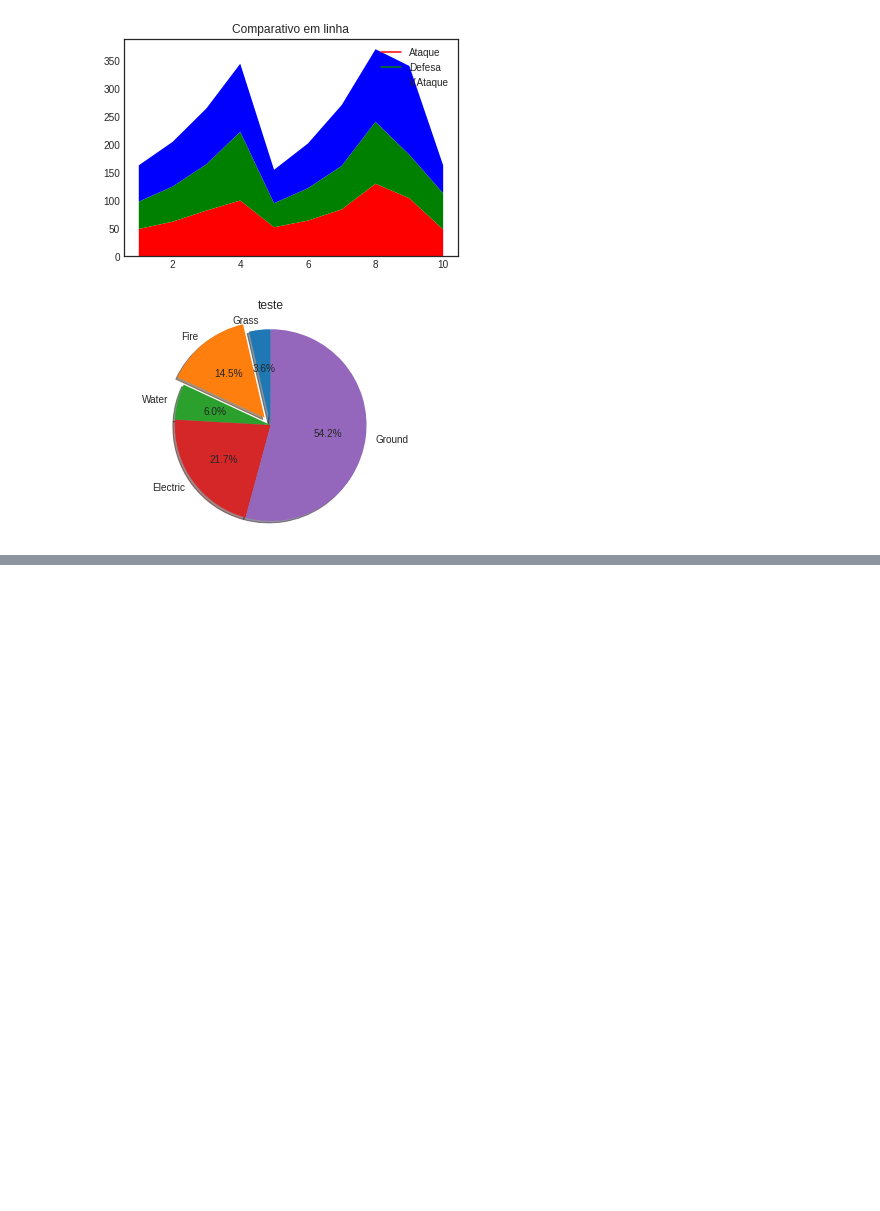
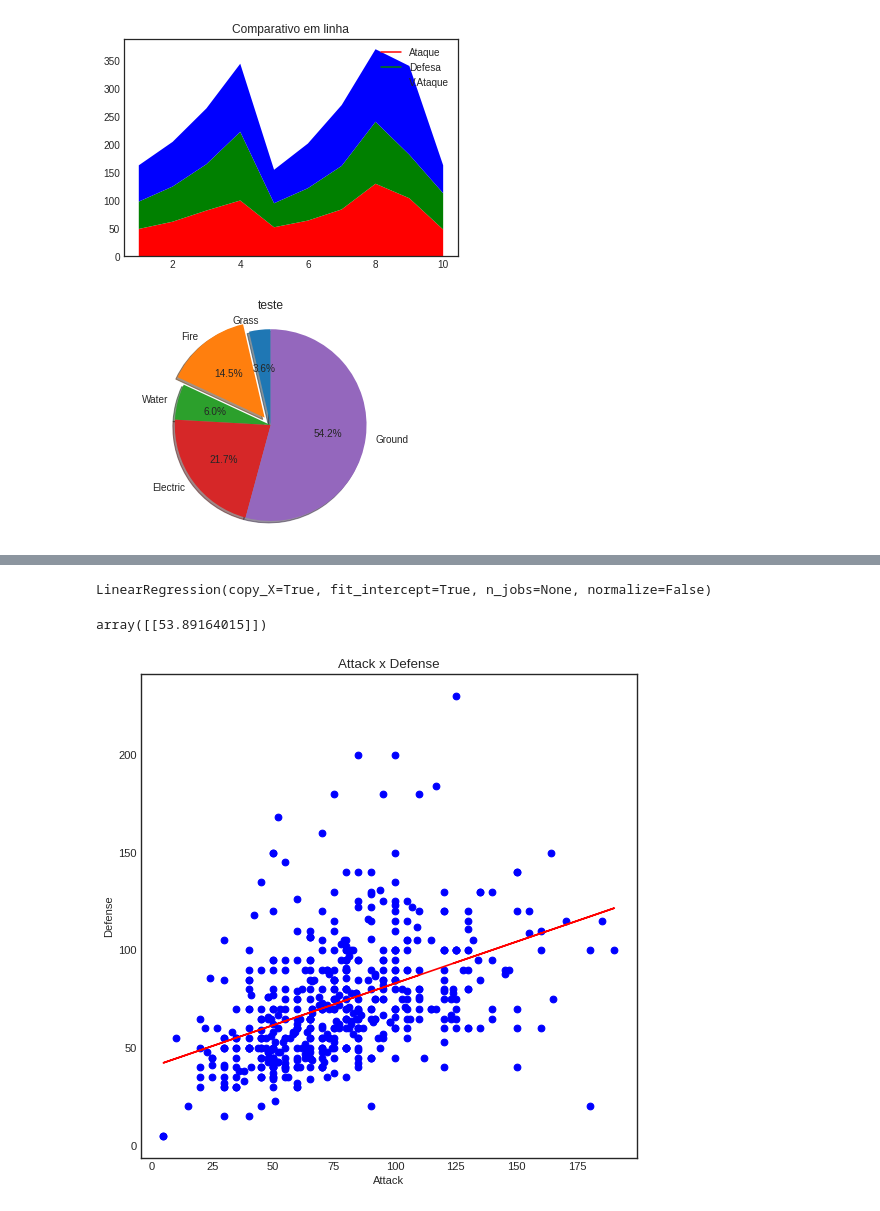
Before and after one commit to WillianVeras/avaliacaon1, a Jupyter notebook: Regressao_Linear_Trab1.ipynb, the cells around one changed output, grey strips where cells are left out. Drawn from its saved outputs; the diff is of its cells as text; code cells hidden in the pictures; blank space fills up the shorter version.

```diff
--- a/Regressao_Linear_Trab1.ipynb
+++ b/Regressao_Linear_Trab1.ipynb
@@ -212,0 +228,8 @@ plt.show()
+# %%
+X, Y = df['Attack'].values, df['Defense'].values
+
+X = X.reshape(-1, 1)
+Y = Y.reshape(-1, 1)
+# %%
+from sklearn.model_selection import train_test_split
+X_Train, X_Test, Y_Train, Y_Test = train_test_split(X, Y, test_size = 1/3, random_state = 0)
@@ -212,0 +256,25 @@ plt.show()
+# %%
+from sklearn.linear_model import LinearRegression
+linear = LinearRegression()
+linear.fit(X_Train, Y_Train)
+# %% [output]
+LinearRegression(copy_X=True, fit_intercept=True, n_jobs=None, normalize=False)
+# %%
+import numpy as np
+X = np.array([32])
+X = X.reshape(-1, 1)
+Y_Pred = linear.predict(X)
+#Y = linear.predict(X)
+Y_Pred
+# %% [output]
+array([[53.89164015]])
+# %%
+plt.figure(figsize=(8, 8), dpi=80)
+plt.scatter(X_Train, Y_Train, color = 'blue')
+plt.plot(X_Train, linear.predict(X_Train), color = 'red')
+plt.title('Attack x Defense')
+plt.xlabel('Attack')
+plt.ylabel('Defense')
+plt.show()
+# %% [output]
+[figure, added]
```
Also changed, not shown: parts of 4 cells of this notebook.
